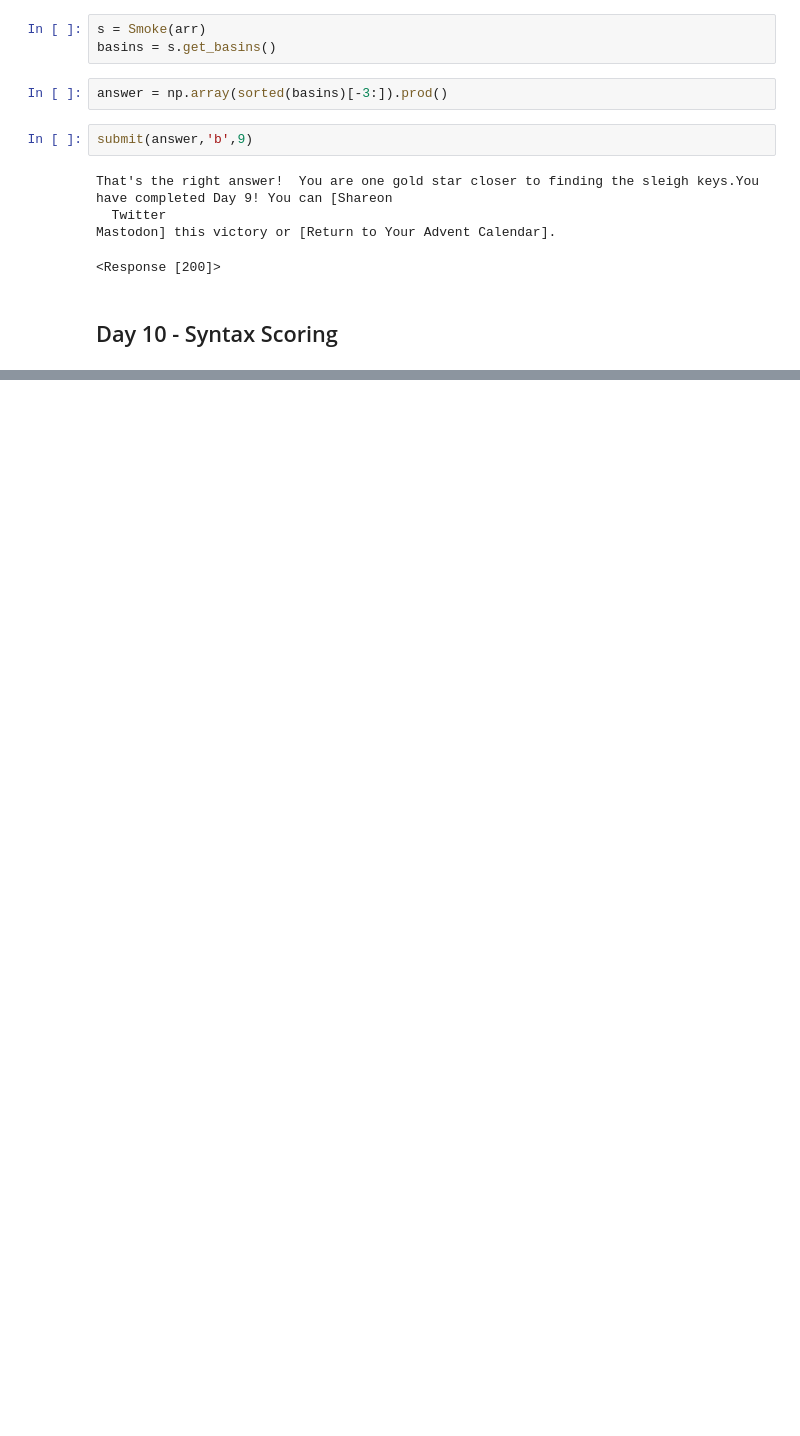
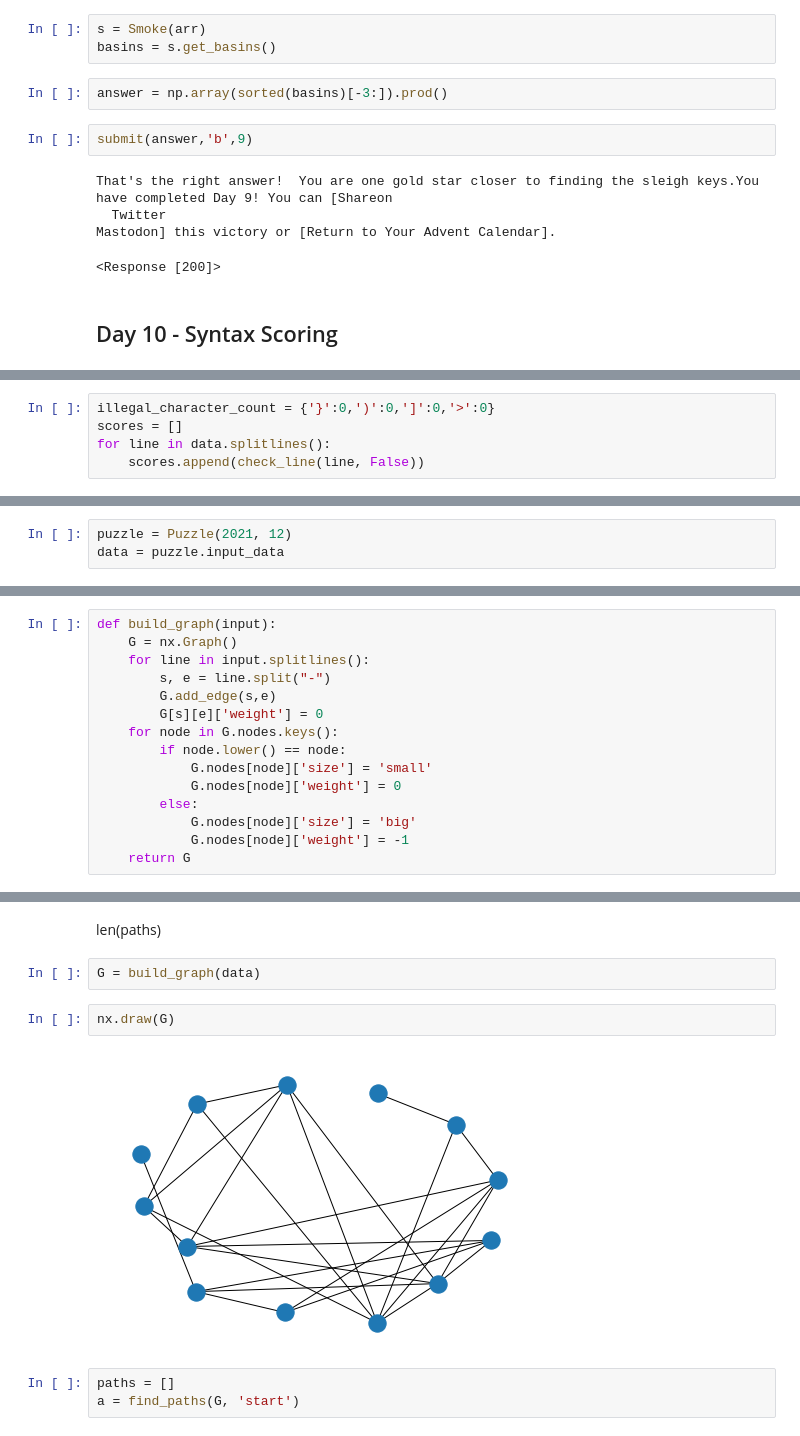
Before and after one commit to jstammers/AdventOfCode, a Jupyter notebook: 2021/aco.ipynb, the cells around one changed output, grey strips where cells are left out. Cells and saved outputs as stored; diff of their text form; blank space fills up the shorter version.

```diff
--- a/2021/aco.ipynb
+++ b/2021/aco.ipynb
@@ -783,0 +829,5 @@ Mastodon] this victory or [Return to Your Advent Calendar].
+# %%
+illegal_character_count = {'}':0,')':0,']':0,'>':0}
+scores = []
+for line in data.splitlines():
+	scores.append(check_line(line, False))
@@ -783,0 +973,3 @@ Mastodon] this victory or [Return to Your Advent Calendar].
+# %%
+puzzle = Puzzle(2021, 12)
+data = puzzle.input_data
@@ -783,0 +986,15 @@ Mastodon] this victory or [Return to Your Advent Calendar].
+# %%
+def build_graph(input):
+	G = nx.Graph()
+	for line in input.splitlines():
+		s, e = line.split("-")
+		G.add_edge(s,e)
+		G[s][e]['weight'] = 0
+	for node in G.nodes.keys():
+		if node.lower() == node:
+			G.nodes[node]['size'] = 'small'
+			G.nodes[node]['weight'] = 0
+		else:
+			G.nodes[node]['size'] = 'big'
+			G.nodes[node]['weight'] = -1
+	return G
@@ -783,0 +1036,11 @@ Mastodon] this victory or [Return to Your Advent Calendar].
+# %% [markdown]
+len(paths)
+# %%
+G = build_graph(data)
+# %%
+nx.draw(G)
+# %% [output]
+[figure, added]
+# %%
+paths = []
+a = find_paths(G, 'start')
```
Also changed, not shown: parts of 50 cells of this notebook, 1 other file.
